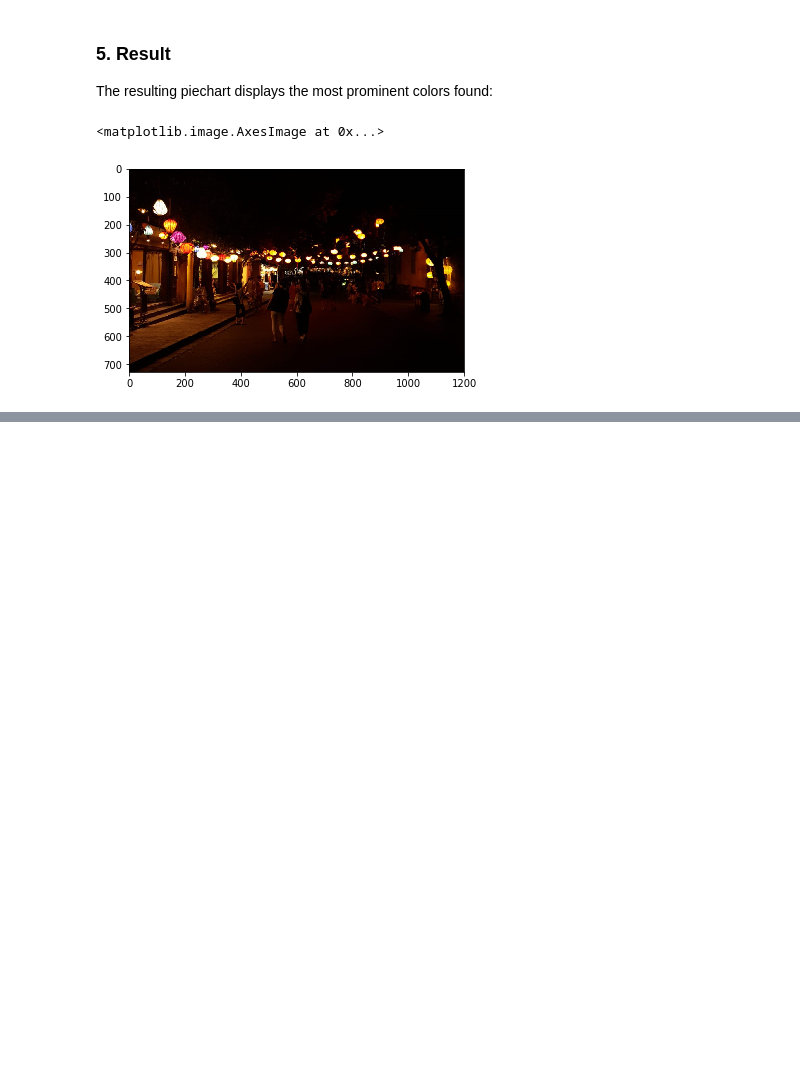
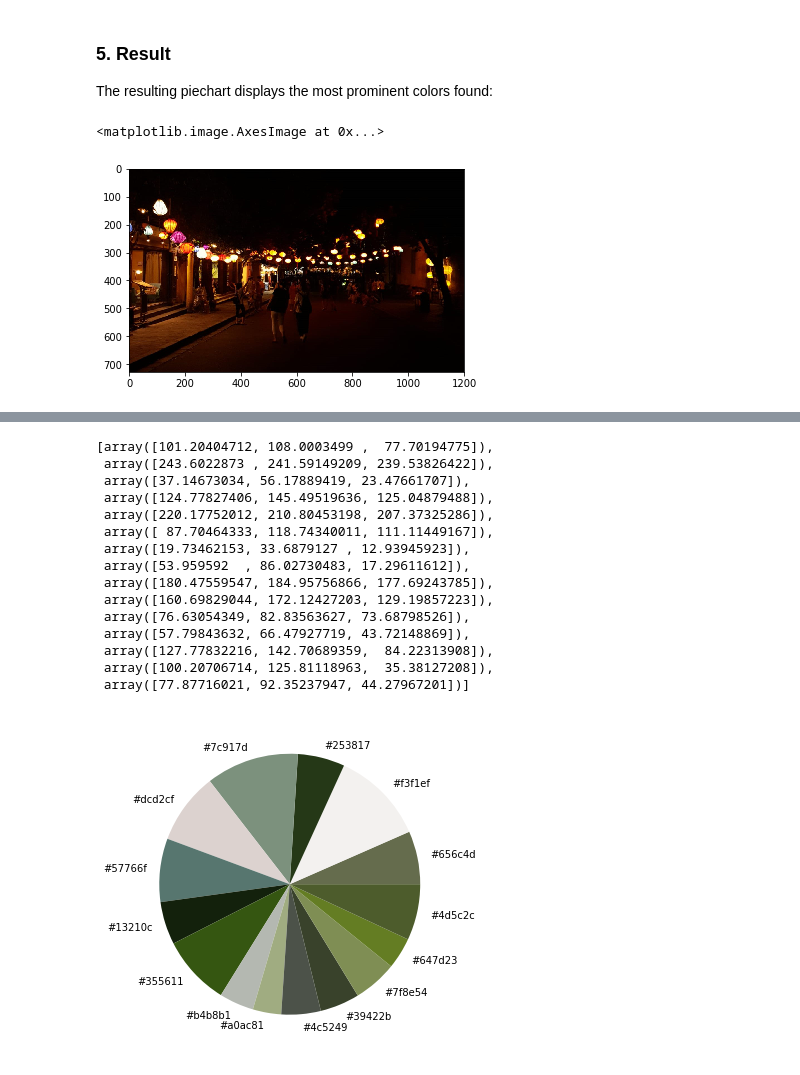
Before and after one commit to Nicolas670/green-tree, a Jupyter notebook: Color Detection.ipynb, the cells around one changed output, grey strips where cells are left out. Saved outputs shown, nothing was run; the diff lists cells and outputs as text; code cells hidden in the pictures; blank space fills up the shorter version.

```diff
--- a/Color Detection.ipynb
+++ b/Color Detection.ipynb
@@ -126,0 +153,19 @@ detect_colors(get_img("rainbow.jpg"), 4)
+# %%
+detect_colors(img, 15)
+# %% [output]
+[array([101.20404712, 108.0003499 ,  77.70194775]),
+ array([243.6022873 , 241.59149209, 239.53826422]),
+ array([37.14673034, 56.17889419, 23.47661707]),
+ array([124.77827406, 145.49519636, 125.04879488]),
+ array([220.17752012, 210.80453198, 207.37325286]),
+ array([ 87.70464333, 118.74340011, 111.11449167]),
+ array([19.73462153, 33.6879127 , 12.93945923]),
+ array([53.959592  , 86.02730483, 17.29611612]),
+ array([180.47559547, 184.95756866, 177.69243785]),
+ array([160.69829044, 172.12427203, 129.19857223]),
+ array([76.63054349, 82.83563627, 73.68798526]),
+ array([57.79843632, 66.47927719, 43.72148869]),
+ array([127.77832216, 142.70689359,  84.22313908]),
+ array([100.20706714, 125.81118963,  35.38127208]),
+ array([77.87716021, 92.35237947, 44.27967201])]
+[figure, added]
```
Also changed, not shown: parts of 34 cells of this notebook.
